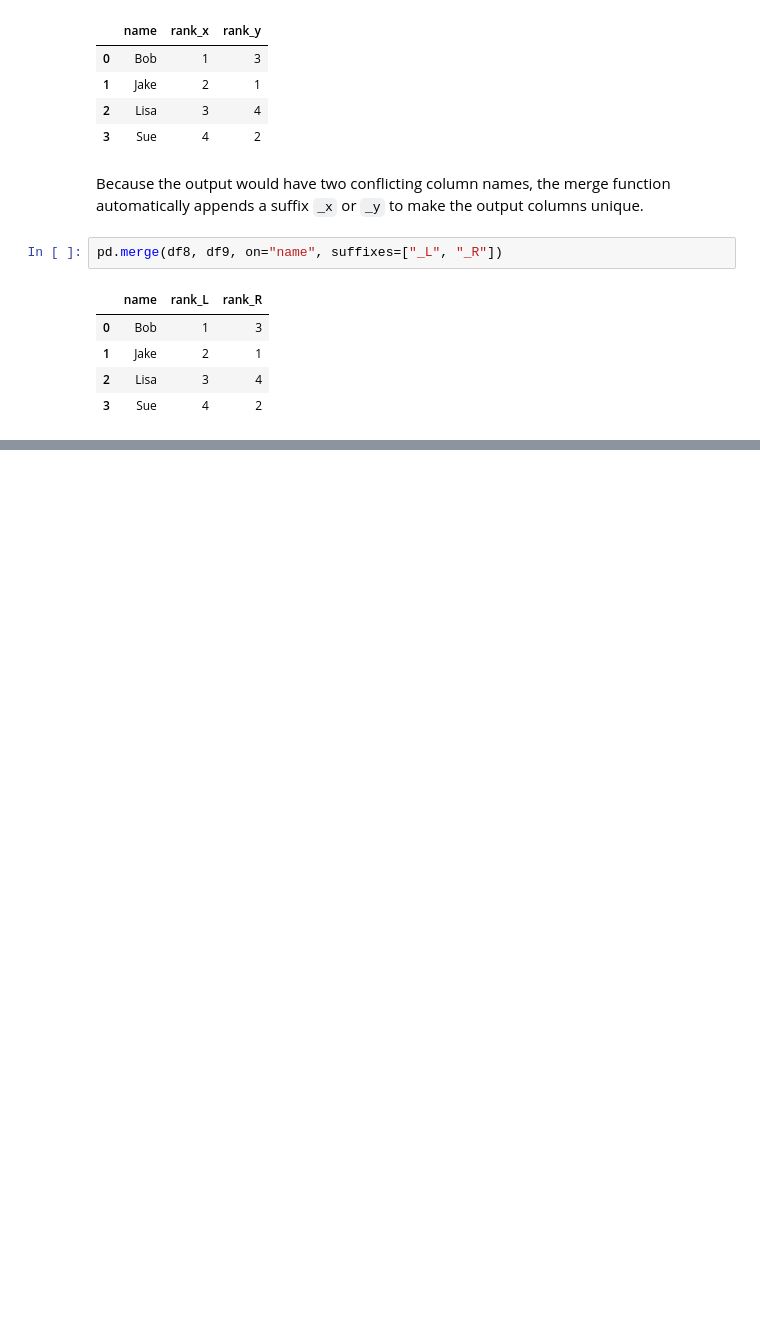
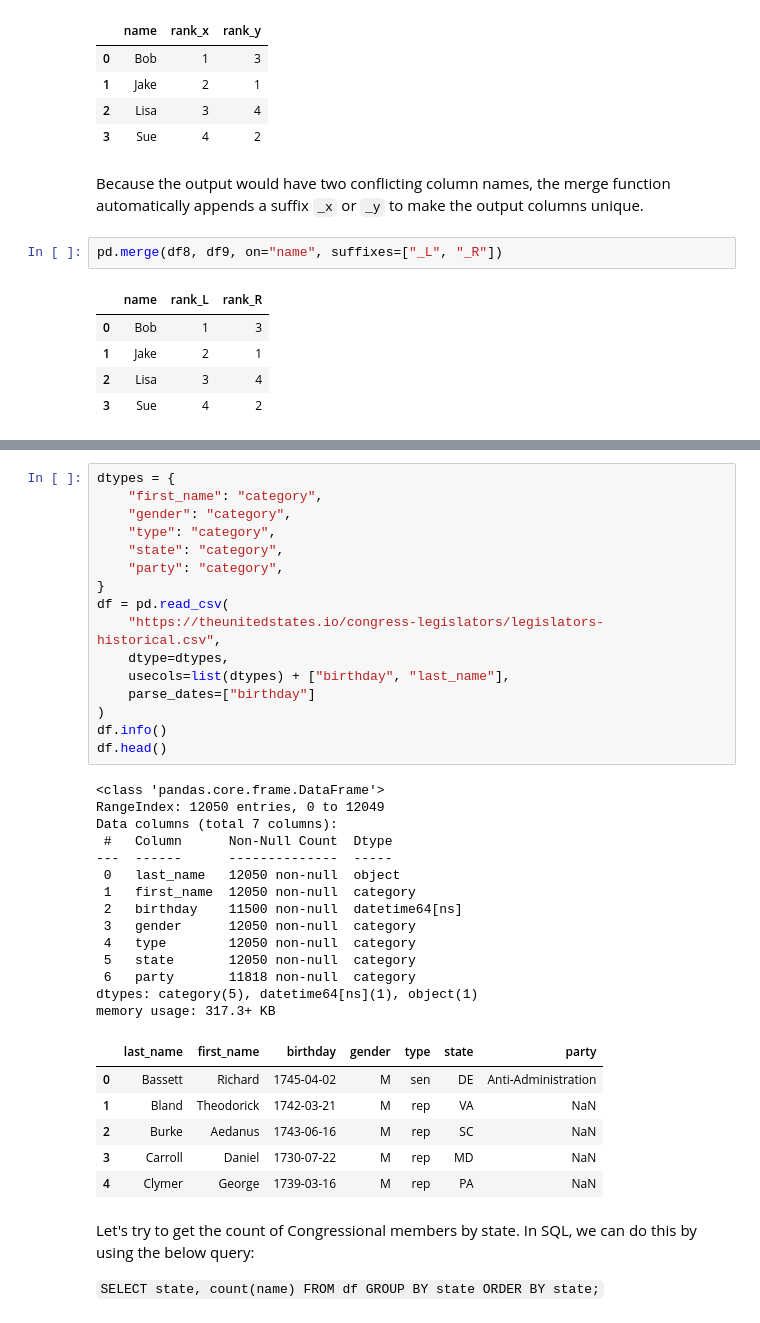
Before and after one commit to tauseef1234/Python_Starter_Toolkit, a Jupyter notebook: Pandas/Concat-Merge-Groupby.ipynb, the cells around one changed output, grey strips where cells are left out. Drawn from its saved outputs; the diff is of its cells as text; blank space fills up the shorter version.

```diff
--- a/Pandas/Concat-Merge-Groupby.ipynb
+++ b/Pandas/Concat-Merge-Groupby.ipynb
@@ -221,0 +228,44 @@ pd.merge(df8, df9, on="name", suffixes=["_L", "_R"])
+# %%
+dtypes = {
+    "first_name": "category",
+    "gender": "category",
+    "type": "category",
+    "state": "category",
+    "party": "category",
+}
+df = pd.read_csv(
+    "https://theunitedstates.io/congress-legislators/legislators-historical.csv",
+    dtype=dtypes,
+    usecols=list(dtypes) + ["birthday", "last_name"],
+    parse_dates=["birthday"]
+)
+df.info()
+df.head()
+# %% [output]
+<class 'pandas.core.frame.DataFrame'>
+RangeIndex: 12050 entries, 0 to 12049
+Data columns (total 7 columns):
+ #   Column      Non-Null Count  Dtype
+---  ------      --------------  -----
+ 0   last_name   12050 non-null  object
+ 1   first_name  12050 non-null  category
+ 2   birthday    11500 non-null  datetime64[ns]
+ 3   gender      12050 non-null  category
+ 4   type        12050 non-null  category
+ 5   state       12050 non-null  category
+ 6   party       11818 non-null  category
+dtypes: category(5), datetime64[ns](1), object(1)
+memory usage: 317.3+ KB
+|  | last_name | first_name | birthday | gender | type | state | party |
+| 0 | Bassett | Richard | 1745-04-02 | M | sen | DE | Anti-Administration |
+| 1 | Bland | Theodorick | 1742-03-21 | M | rep | VA | NaN |
+| 2 | Burke | Aedanus | 1743-06-16 | M | rep | SC | NaN |
+| 3 | Carroll | Daniel | 1730-07-22 | M | rep | MD | NaN |
+| 4 | Clymer | George | 1739-03-16 | M | rep | PA | NaN |
+# %% [markdown]
+Let's try to get the count of Congressional members by state. In SQL, we can do this by using the below query:
+
+`SELECT state, count(name)
+FROM df
+GROUP BY state
+ORDER BY state;`
```
Also changed, not shown: parts of 18 cells of this notebook, 1 other file.
